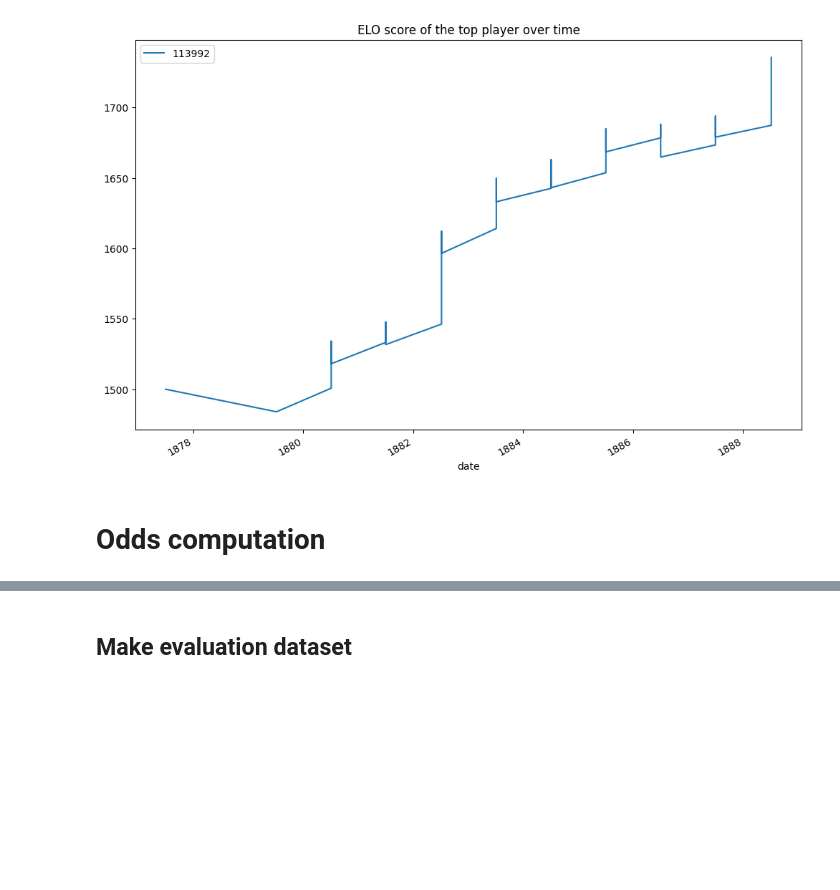
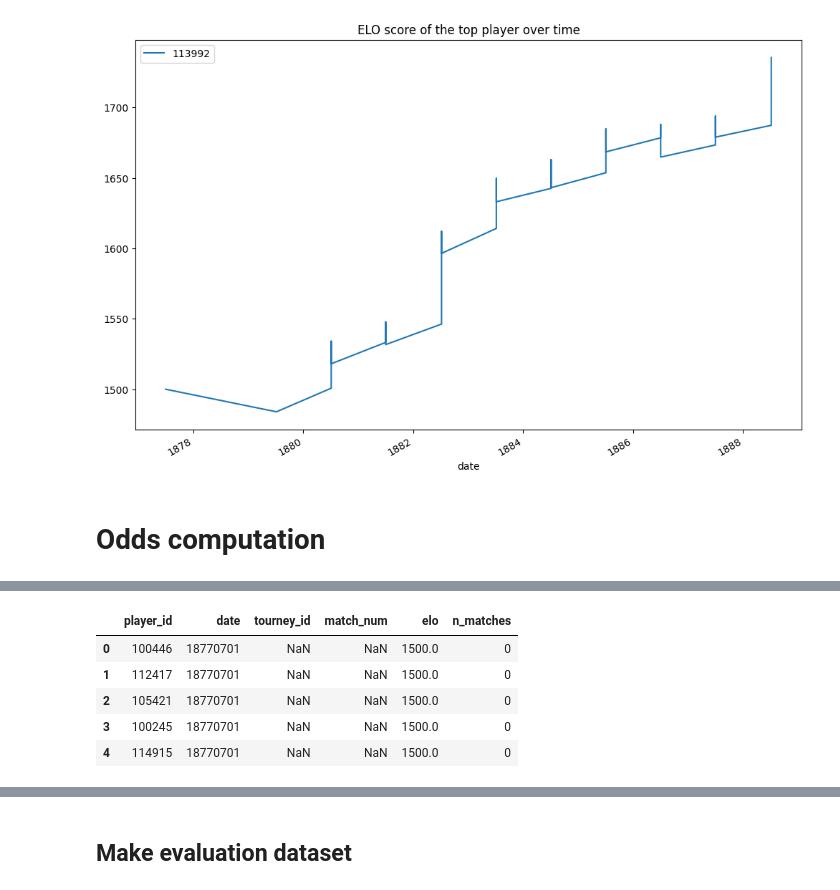
Before and after one commit to p-gourseaud/tennis-predictor, a Jupyter notebook: notebooks/1.1-pg-data-exploration2.ipynb, the cells around one changed output, grey strips where cells are left out. Drawn from its saved outputs; the diff is of its cells as text; code cells hidden in the pictures; blank space fills up the shorter version.

```diff
--- a/notebooks/1.1-pg-data-exploration2.ipynb
+++ b/notebooks/1.1-pg-data-exploration2.ipynb
@@ -245,0 +256,10 @@ See the caveats in the documentation: https://pandas.pydata.org/pandas-docs/stab
+# %%
+df_elo_grass = pd.read_csv('./data/silver/elo/elo_Grass.csv')
+df_elo_grass.head()
+# %% [output]
+|  | player_id | date | tourney_id | match_num | elo | n_matches |
+| 0 | 100446 | 18770701 | NaN | NaN | 1500.0 | 0 |
+| 1 | 112417 | 18770701 | NaN | NaN | 1500.0 | 0 |
+| 2 | 105421 | 18770701 | NaN | NaN | 1500.0 | 0 |
+| 3 | 100245 | 18770701 | NaN | NaN | 1500.0 | 0 |
+| 4 | 114915 | 18770701 | NaN | NaN | 1500.0 | 0 |
```
Also changed, not shown: parts of 6 cells of this notebook, 1 other file.
